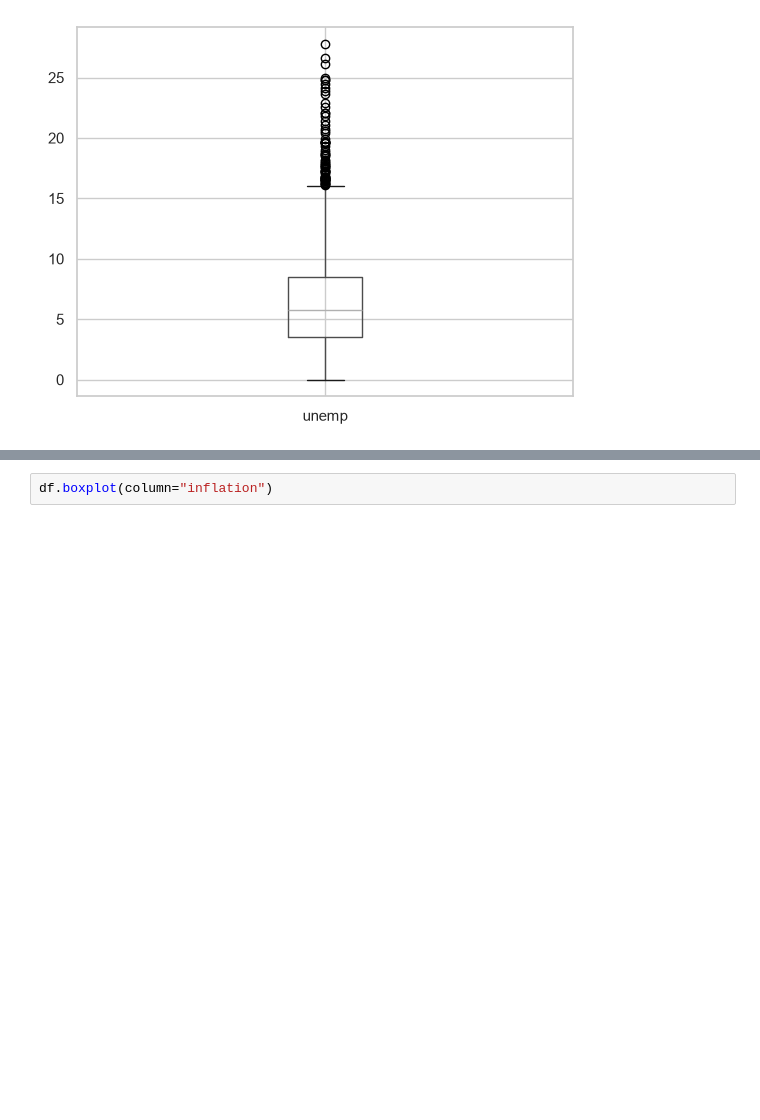
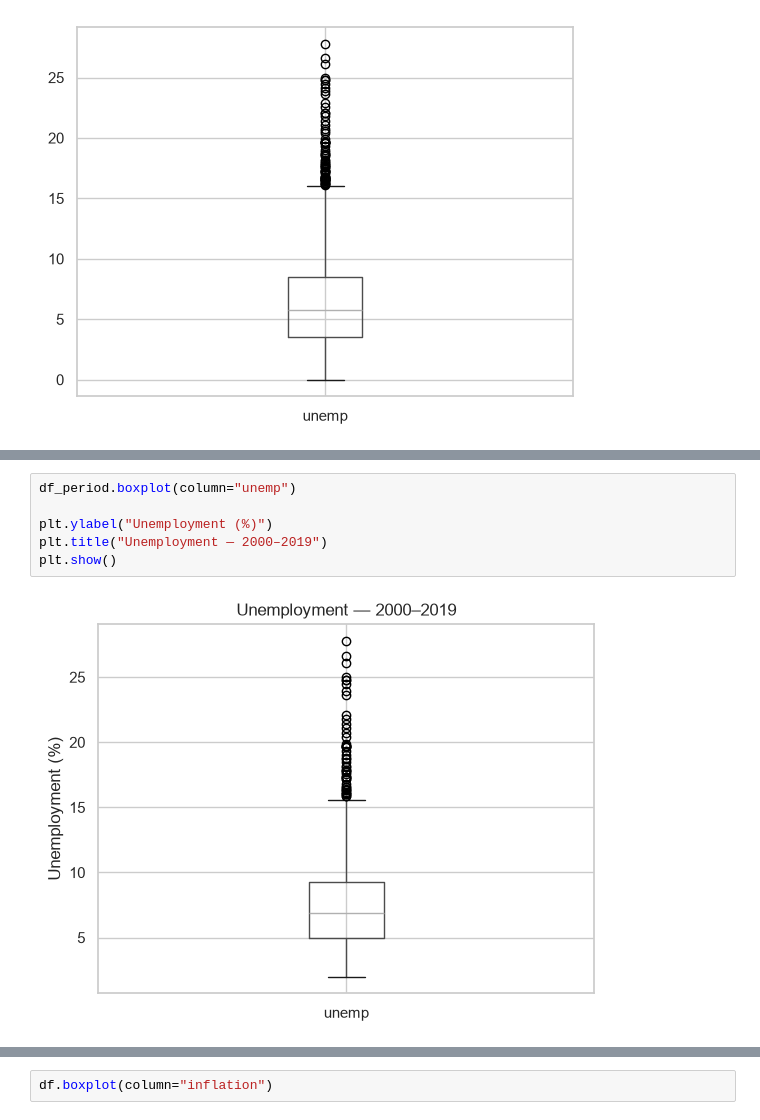
Before and after one commit to rekha-cyber/rekha_branch, a Jupyter notebook: notebooks/01_eda.ipynb, the cells around one changed output, grey strips where cells are left out. Drawn from its saved outputs; the diff is of its cells as text; blank space fills up the shorter version.

```diff
--- a/notebooks/01_eda.ipynb
+++ b/notebooks/01_eda.ipynb
@@ -263,0 +366,8 @@ df.boxplot(column="unemp")
+# %%
+df_period.boxplot(column="unemp")
+
+plt.ylabel("Unemployment (%)")
+plt.title("Unemployment — 2000–2019")
+plt.show()
+# %% [output]
+[figure, added]
```
Also changed, not shown: parts of 46 cells of this notebook, 1 other file.
